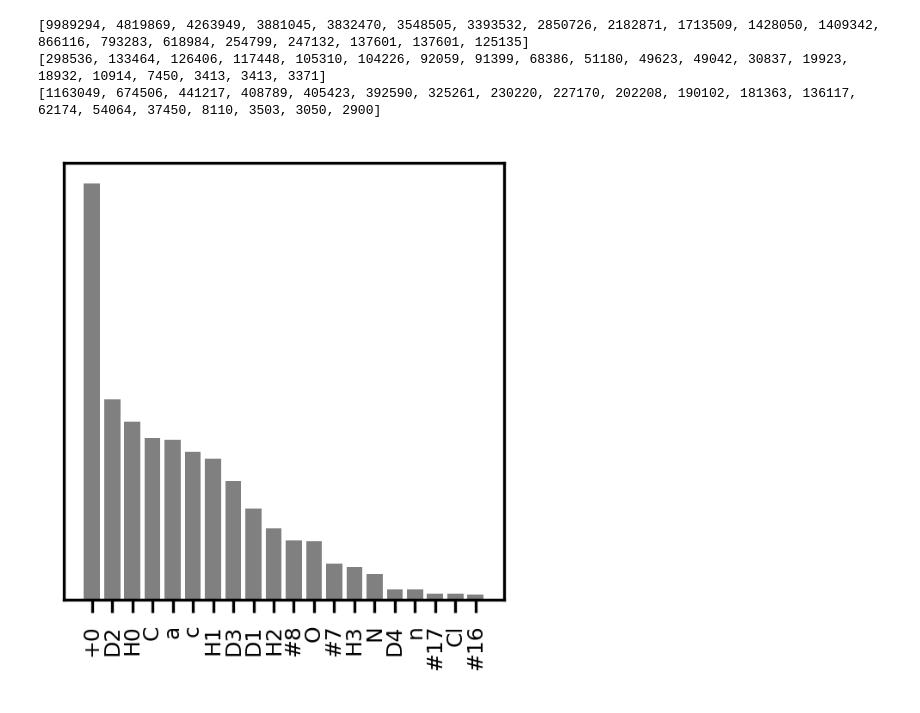
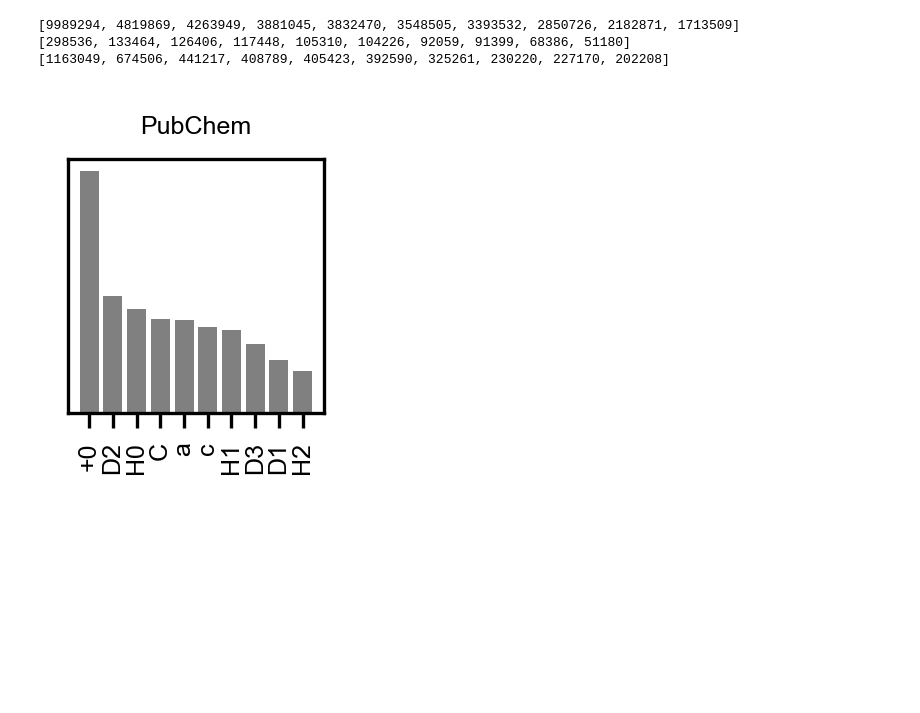
Before and after one commit to coleygroup/rdcanon, a Jupyter notebook: manuscript/prim_frequencies.ipynb, the cells around one changed output. Saved outputs shown, nothing was run; the diff lists cells and outputs as text; code cells hidden in the pictures; blank space fills up the shorter version.

```diff
--- a/manuscript/prim_frequencies.ipynb
+++ b/manuscript/prim_frequencies.ipynb
@@ -6,47 +6,57 @@ import matplotlib.pyplot as plt
 
 sorted_map = sorted(prims2, key=lambda x: prims2[x], reverse=True)
 
 
-to_plot = [int(prims2[k]) for k in sorted_map if "!" not in k][1:21]
-fig,ax = plt.subplots(1,1,figsize=(2.2,2.2), dpi=300)
+to_plot = [int(prims2[k]) for k in sorted_map if "!" not in k][1:11]
+fig, ax = plt.subplots(1, 1, figsize=(1.1, 1.1), dpi=300)
 print(to_plot)
 ax.bar(range(len(to_plot)), to_plot, color="grey")
 ax.set_xticks(range(len(to_plot)))
-ax.set_xticklabels([k for k in sorted_map if "!" not in k][1:21], rotation=90, fontsize=6)
+ax.set_xticklabels([k for k in sorted_map if "!" not in k]
+                   [1:11], rotation=90, fontsize=6, fontfamily="Arial")
 ax.set_yticks([])
+ax.set_title("PubChem", fontsize=6, fontfamily="Arial")
 
 
-plt.savefig("figures/pubchem_freq.png", dpi=300, bbox_inches='tight', pad_inches=0.01)
+plt.savefig("figures/pubchem_freq.png", dpi=300,
+            bbox_inches='tight', pad_inches=0.01)
 
 
 sorted_map = sorted(prims3, key=lambda x: prims3[x], reverse=True)
 
 
-to_plot = [int(prims3[k]) for k in sorted_map if "!" not in k][1:21]
-fig,ax = plt.subplots(1,1,figsize=(2.2,2.2), dpi=300)
+to_plot = [int(prims3[k]) for k in sorted_map if "!" not in k][1:11]
+fig, ax = plt.subplots(1, 1, figsize=(1.1, 1.1), dpi=300)
 print(to_plot)
 ax.bar(range(len(to_plot)), to_plot, color="grey")
 ax.set_xticks(range(len(to_plot)))
-ax.set_xticklabels([k for k in sorted_map if "!" not in k][1:21], rotation=90, fontsize=6)
+ax.set_xticklabels([k for k in sorted_map if "!" not in k]
+                   [1:11], rotation=90, fontsize=6, fontfamily="Arial")
 ax.set_yticks([])
+ax.set_title("DrugBank", fontsize=6, fontfamily="Arial")
 
 
-plt.savefig("figures/drugbank_freq.png", dpi=300, bbox_inches='tight', pad_inches=0.01)
+plt.savefig("figures/drugbank_freq.png", dpi=300,
+            bbox_inches='tight', pad_inches=0.01)
 
 
 sorted_map = sorted(prims4, key=lambda x: prims4[x], reverse=True)
-to_plot = [int(prims4[k]) for k in sorted_map if "!" not in k][1:21]
-fig,ax = plt.subplots(1,1,figsize=(2.2,2.2), dpi=300)
+to_plot = [int(prims4[k]) for k in sorted_map if "!" not in k][1:11]
+fig, ax = plt.subplots(1, 1, figsize=(1.1, 1.1), dpi=300)
 print(to_plot)
 ax.bar(range(len(to_plot)), to_plot, color="grey")
 ax.set_xticks(range(len(to_plot)))
-ax.set_xticklabels([k for k in sorted_map if "!" not in k][1:21], rotation=90, fontsize=6)
+ax.set_xticklabels([k for k in sorted_map if "!" not in k]
+                   [1:11], rotation=90, fontsize=6, fontfamily="Arial")
+# ax.set_yticks([to_plot[-1], to_plot[0]])
 ax.set_yticks([])
+# ax.set_yticklabels([to_plot[-1], to_plot[0]], fontsize=6, fontfamily="Arial")
+ax.set_title("NPAtlas", fontsize=6, fontfamily="Arial")
 
-
-plt.savefig("figures/npatlas_freq.png", dpi=300, bbox_inches='tight', pad_inches=0.01)
+plt.savefig("figures/npatlas_freq.png", dpi=300,
+            bbox_inches='tight', pad_inches=0.01)
 # %% [output]
-[9989294, 4819869, 4263949, 3881045, 3832470, 3548505, 3393532, 2850726, 2182871, 1713509, 1428050, 1409342, 866116, 793283, 618984, 254799, 247132, 137601, 137601, 125135]
-[298536, 133464, 126406, 117448, 105310, 104226, 92059, 91399, 68386, 51180, 49623, 49042, 30837, 19923, 18932, 10914, 7450, 3413, 3413, 3371]
-[1163049, 674506, 441217, 408789, 405423, 392590, 325261, 230220, 227170, 202208, 190102, 181363, 136117, 62174, 54064, 37450, 8110, 3503, 3050, 2900]
+[9989294, 4819869, 4263949, 3881045, 3832470, 3548505, 3393532, 2850726, 2182871, 1713509]
+[298536, 133464, 126406, 117448, 105310, 104226, 92059, 91399, 68386, 51180]
+[1163049, 674506, 441217, 408789, 405423, 392590, 325261, 230220, 227170, 202208]
-[figure, old version]
+[figure, new version]
```
Also changed, not shown: parts of 6 cells of this notebook, 3 other files.
